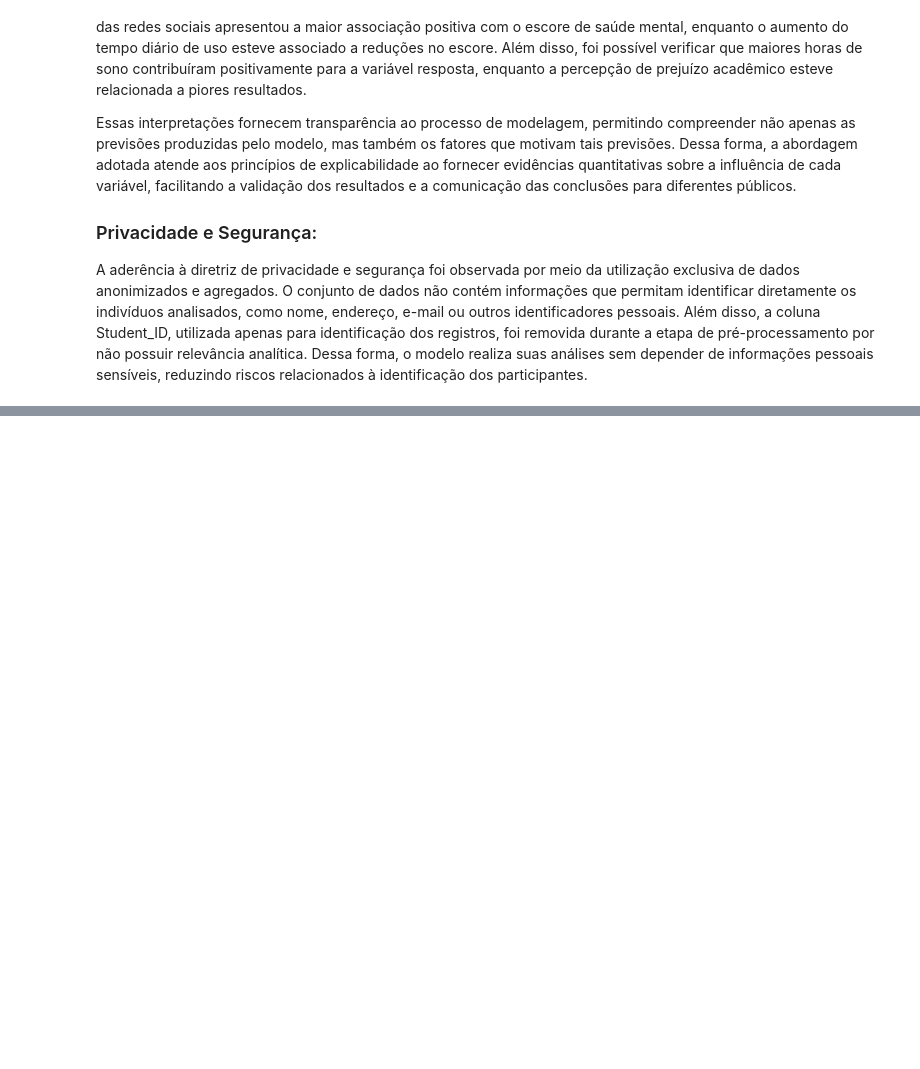
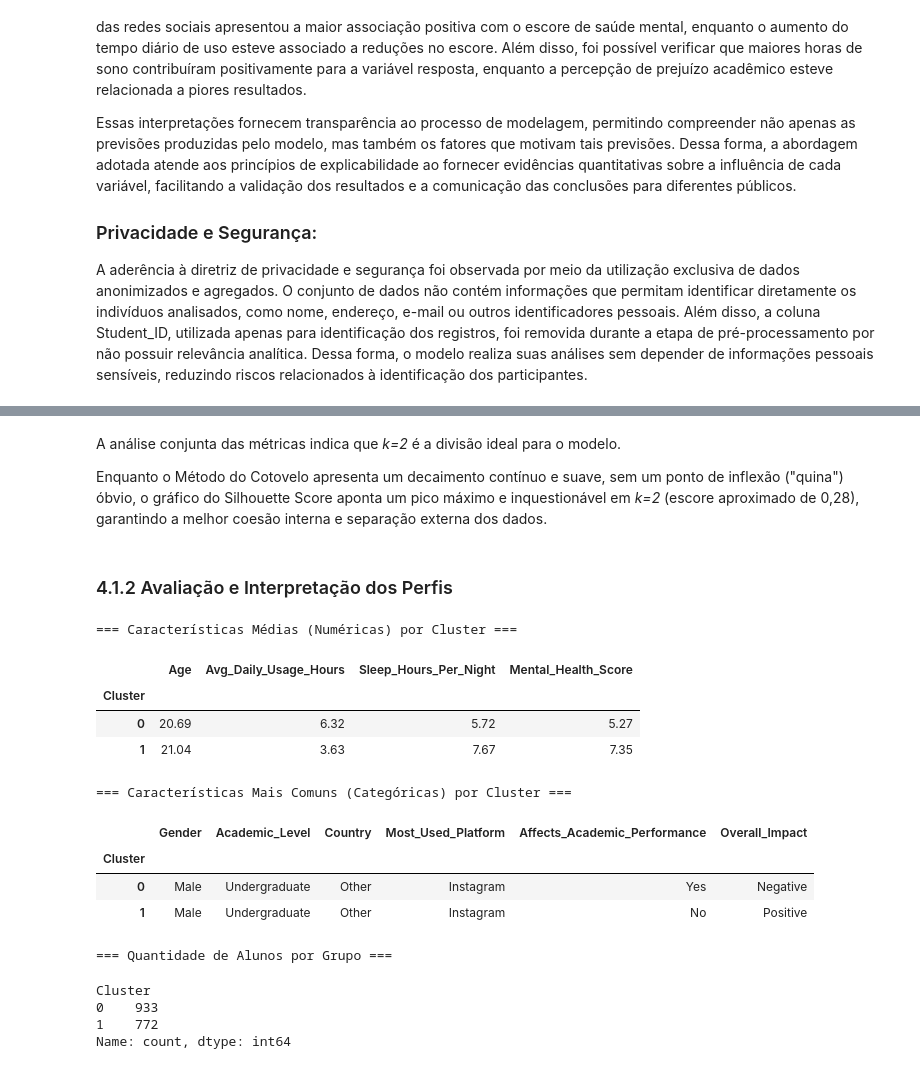
Before and after one commit to carolinabarcellos/ProjetoMineracao, a Jupyter notebook: projeto_md.ipynb, the cells around one changed output, grey strips where cells are left out. Saved outputs shown, nothing was run; the diff lists cells and outputs as text; code cells hidden in the pictures; blank space fills up the shorter version.

```diff
--- a/projeto_md.ipynb
+++ b/projeto_md.ipynb
@@ -838,0 +893,49 @@ A aderência à diretriz de privacidade e segurança foi observada por meio da u
+# %% [markdown]
+A análise conjunta das métricas indica que *k=2* é a divisão ideal para o modelo.
+
+Enquanto o Método do Cotovelo apresenta um decaimento contínuo e suave, sem um ponto de inflexão ("quina") óbvio, o gráfico do Silhouette Score aponta um pico máximo e inquestionável em *k=2* (escore aproximado de 0,28), garantindo a melhor coesão interna e separação externa dos dados.
+# %% [markdown]
+### 4.1.2 Avaliação e Interpretação dos Perfis
+# %%
+# K-Means com o número ideal de clusters (k=2)
+kmeans_final = KMeans(n_clusters=2, random_state=42, n_init=10)
+kmeans_final.fit(df_prep)
+
+# Cópia do dataset original (sem o Student_ID) para interpretação real
+df_perfil = df.drop(columns=['Student_ID']).copy()
+
+# Coluna indicando a qual grupo (0 ou 1) cada aluno pertence
+df_perfil['Cluster'] = kmeans_final.labels_
+
+# Perfil numérico (Média das variáveis quantitativas)
+perfil_num = df_perfil.groupby('Cluster').mean(numeric_only=True).round(2)
+
+print("=== Características Médias (Numéricas) por Cluster ===")
+display(perfil_num)
+
+# Perfil categórico (O valor mais comum/Moda de cada grupo)
+colunas_categoricas = df_perfil.select_dtypes(exclude=['number']).columns
+perfil_cat = df_perfil.groupby('Cluster')[colunas_categoricas].agg(lambda x: x.mode()[0])
+
+print("\n=== Características Mais Comuns (Categóricas) por Cluster ===")
+display(perfil_cat)
+
+# Tamanho de cada grupo
+print("\n=== Quantidade de Alunos por Grupo ===")
+display(df_perfil['Cluster'].value_counts())
+# %% [output]
+=== Características Médias (Numéricas) por Cluster ===
+|  | Age | Avg_Daily_Usage_Hours | Sleep_Hours_Per_Night | Mental_Health_Score |
+| Cluster |  |  |  |  |
+| 0 | 20.69 | 6.32 | 5.72 | 5.27 |
+| 1 | 21.04 | 3.63 | 7.67 | 7.35 |
+=== Características Mais Comuns (Categóricas) por Cluster ===
+|  | Gender | Academic_Level | Country | Most_Used_Platform | Affects_Academic_Performance | Overall_Impact |
+| Cluster |  |  |  |  |  |  |
+| 0 | Male | Undergraduate | Other | Instagram | Yes | Negative |
+| 1 | Male | Undergraduate | Other | Instagram | No | Positive |
+=== Quantidade de Alunos por Grupo ===
+Cluster
+0    933
+1    772
+Name: count, dtype: int64
```
Also changed, not shown: parts of 15 cells of this notebook.
